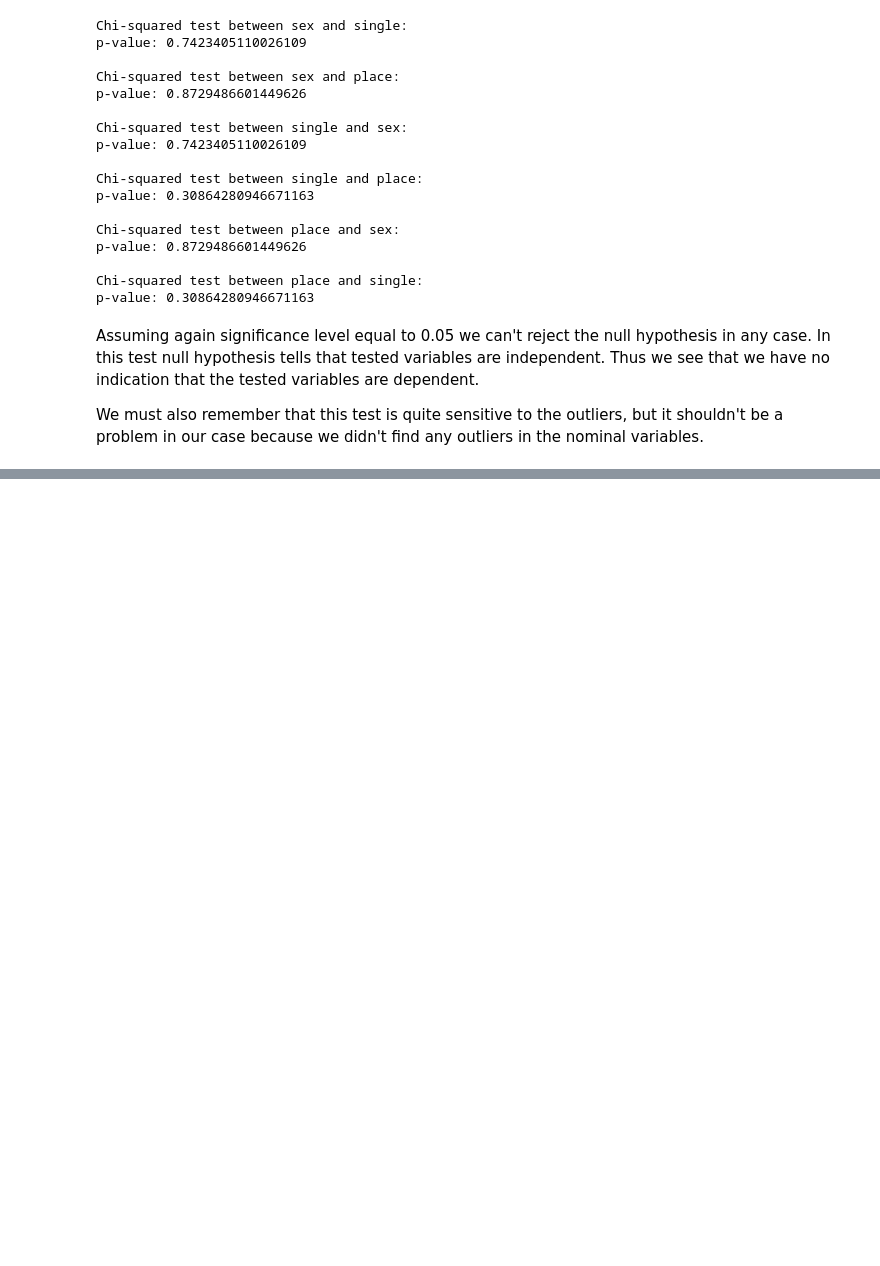
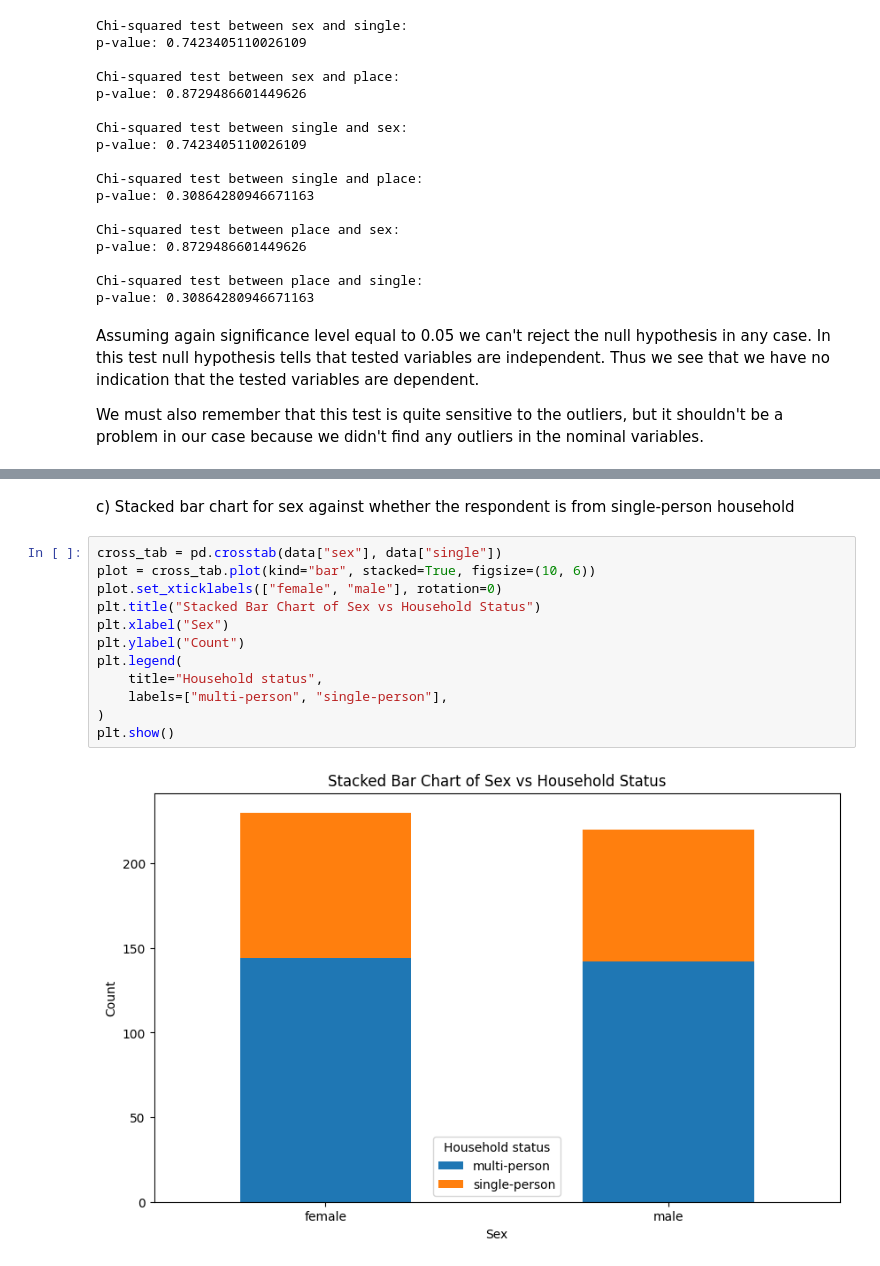
Before and after one commit to Sivvak/sml, a Jupyter notebook: hw1/SML_project1.ipynb, the cells around one changed output, grey strips where cells are left out. Saved outputs shown, nothing was run; the diff lists cells and outputs as text; blank space fills up the shorter version.

```diff
--- a/hw1/SML_project1.ipynb
+++ b/hw1/SML_project1.ipynb
@@ -332,0 +393,16 @@ We must also remember that this test is quite sensitive to the outliers, but it
+# %% [markdown]
+c) Stacked bar chart for sex against whether the respondent is from single-person household
+# %%
+cross_tab = pd.crosstab(data["sex"], data["single"])
+plot = cross_tab.plot(kind="bar", stacked=True, figsize=(10, 6))
+plot.set_xticklabels(["female", "male"], rotation=0)
+plt.title("Stacked Bar Chart of Sex vs Household Status")
+plt.xlabel("Sex")
+plt.ylabel("Count")
+plt.legend(
+    title="Household status",
+    labels=["multi-person", "single-person"],
+)
+plt.show()
+# %% [output]
+[figure, added]
```
Also changed, not shown: parts of 15 cells of this notebook.
